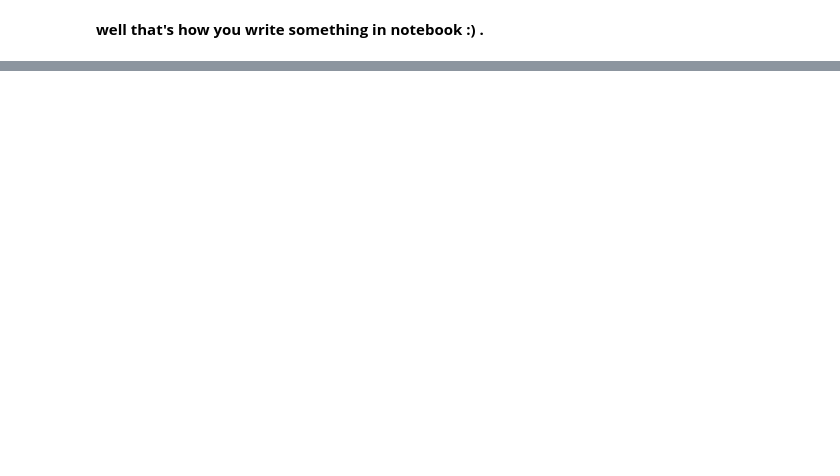
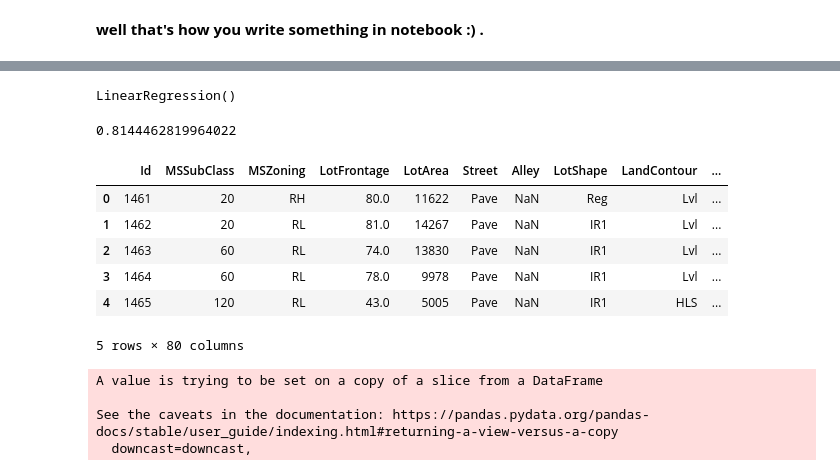
Before and after one commit to adisasuke/kaggle, a Jupyter notebook: house_pricing_demo.ipynb, the cells around one changed output, grey strips where cells are left out. Saved outputs shown, nothing was run; the diff lists cells and outputs as text; code cells hidden in the pictures; blank space fills up the shorter version.

Commit message:
Kaggle Notebook | HousePricing(my model) | Version 8

```diff
--- a/house_pricing_demo.ipynb
+++ b/house_pricing_demo.ipynb
@@ -199,0 +357,31 @@ df5.head(5)
+# %%
+from sklearn.linear_model import LinearRegression
+reg = LinearRegression()
+reg.fit(x,y)
+# %% [output]
+LinearRegression()
+# %%
+print(reg.score(x, y))
+# %% [output]
+0.8144462819964022
+# %%
+data = pd.read_csv('/kaggle/input/house-prices-advanced-regression-techniques/test.csv')
+data.head(5)
+# %% [output]
+|  | Id | MSSubClass | MSZoning | LotFrontage | LotArea | Street | Alley | LotShape | LandContour | ... |
+| 0 | 1461 | 20 | RH | 80.0 | 11622 | Pave | NaN | Reg | Lvl | ... |
+| 1 | 1462 | 20 | RL | 81.0 | 14267 | Pave | NaN | IR1 | Lvl | ... |
+| 2 | 1463 | 60 | RL | 74.0 | 13830 | Pave | NaN | IR1 | Lvl | ... |
+| 3 | 1464 | 60 | RL | 78.0 | 9978 | Pave | NaN | IR1 | Lvl | ... |
+| 4 | 1465 | 120 | RL | 43.0 | 5005 | Pave | NaN | IR1 | HLS | ... |
+5 rows × 80 columns
+# %%
+x_test = data[['YearBuilt','OverallQual','TotalBsmtSF','GrLivArea']]
+# reg.predict(x_test)
+z = x_test['TotalBsmtSF'].mean()
+x_test.fillna(z,inplace=True)
+# %% [output]
+A value is trying to be set on a copy of a slice from a DataFrame
+
+See the caveats in the documentation: https://pandas.pydata.org/pandas-docs/stable/user_guide/indexing.html#returning-a-view-versus-a-copy
+  downcast=downcast,
```
Also changed, not shown: parts of 28 cells of this notebook.
